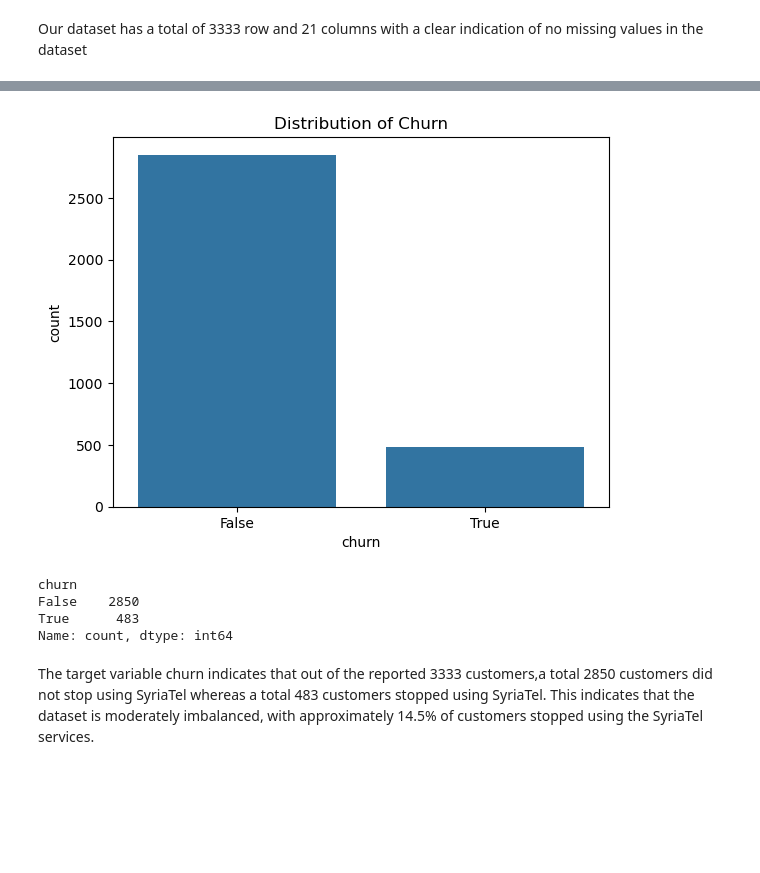
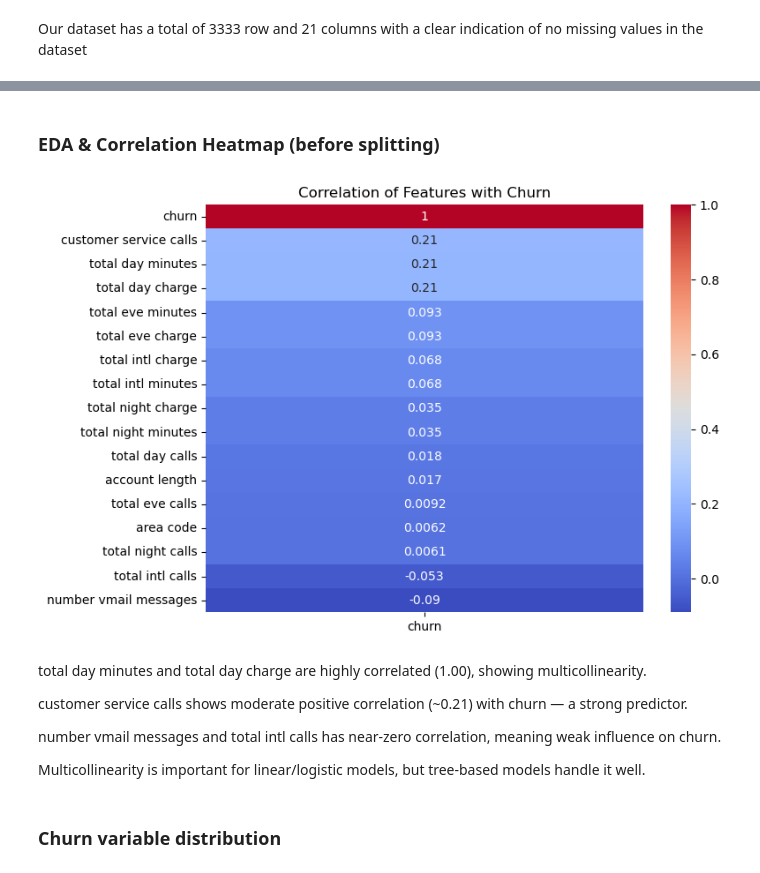
Before and after one commit to Marian-amo/SyriaTel--telecom-customer-churn-prediction, a Jupyter notebook: notebook.ipynb, the cells around one changed output, grey strips where cells are left out. Drawn from its saved outputs; the diff is of its cells as text; code cells hidden in the pictures; blank space fills up the shorter version.

Commit message:
add exploratory analysis and churn distribution

```diff
--- a/notebook.ipynb
+++ b/notebook.ipynb
@@ -110,17 +110,27 @@ df_copy.describe()
 | 50% | 101.000000 | 415.000000 | 0.000000 | 179.400000 | 101.000000 | 30.500000 | ... |
 | 75% | 127.000000 | 510.000000 | 20.000000 | 216.400000 | 114.000000 | 36.790000 | ... |
 | max | 243.000000 | 510.000000 | 51.000000 | 350.800000 | 165.000000 | 59.640000 | ... |
-# %%
-#Checking for class imbalance in the target variable 'churn'
-sns.countplot(x='churn', data=df_copy)
-plt.title('Distribution of Churn')
-plt.show()
-print(df_copy['churn'].value_counts())
-# %% [output]
-[figure, removed]
-churn
-False    2850
-True      483
-Name: count, dtype: int64
-# %% [markdown]
-The target variable churn indicates that out of the reported 3333 customers,a total 2850 customers did not stop using SyriaTel whereas a total 483 customers stopped using SyriaTel. This indicates that the dataset is moderately imbalanced, with approximately 14.5% of customers stopped using the SyriaTel services.
+# %% [markdown]
+### EDA & Correlation Heatmap (before splitting)
+# %%
+if 'churn' not in numeric_features:
+    numeric_features.append('churn')
+
+
+# Focus on churn correlations only
+plt.figure(figsize=(8,6))
+sns.heatmap(corr[['churn']].sort_values(by='churn', ascending=False), annot=True, cmap='coolwarm')
+plt.title("Correlation of Features with Churn")
+plt.show()
+# %% [output]
+[figure, added]
+# %% [markdown]
+total day minutes and total day charge are highly correlated (1.00), showing multicollinearity.
+
+customer service calls shows moderate positive correlation (~0.21) with churn — a strong predictor.
+
+number vmail messages and total intl calls has near-zero correlation, meaning weak influence on churn.
+
+Multicollinearity is important for linear/logistic models, but tree-based models handle it well.
+# %% [markdown]
+### Churn variable distribution
```
Also changed, not shown: parts of 12 cells of this notebook.
